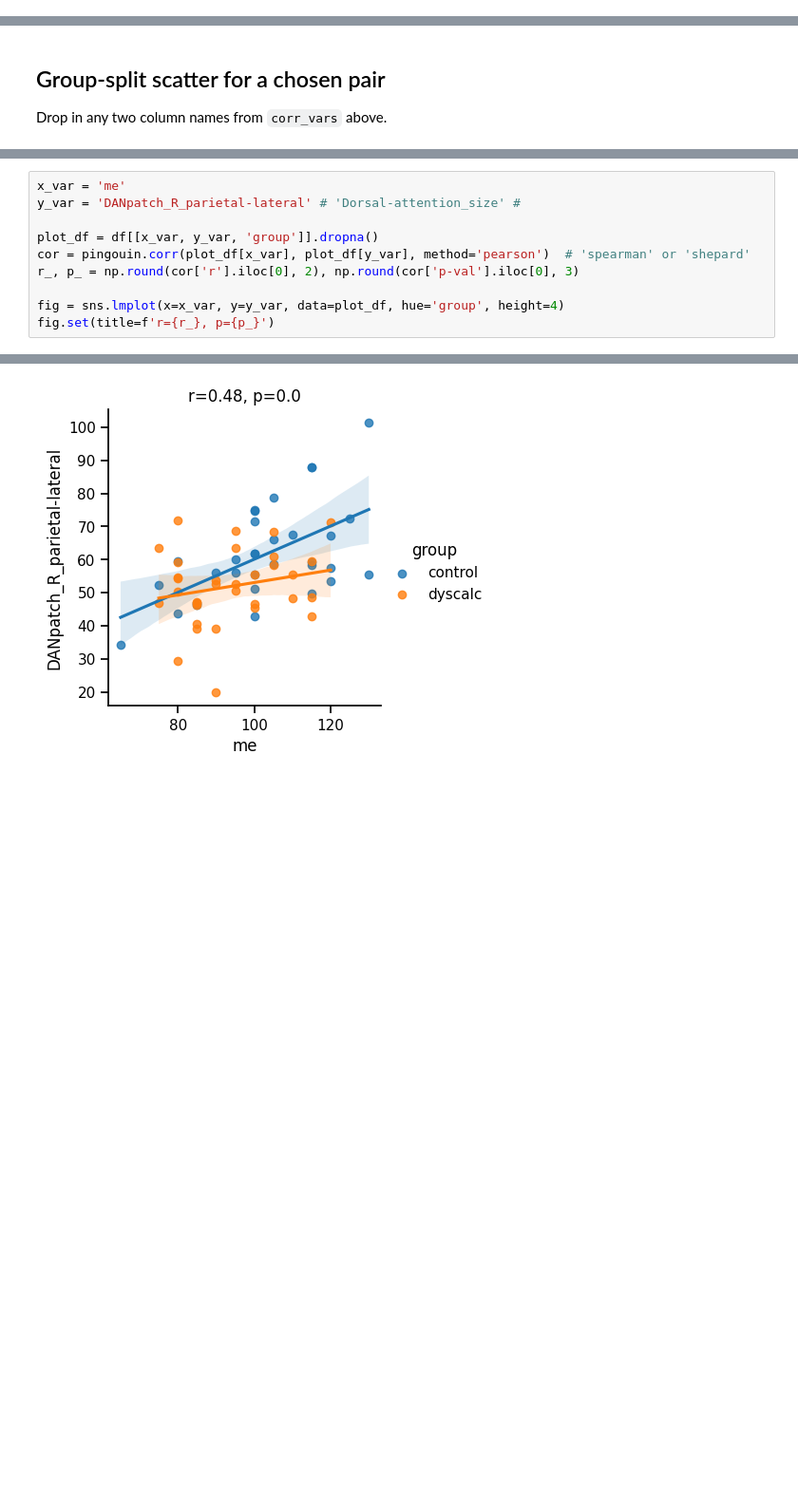
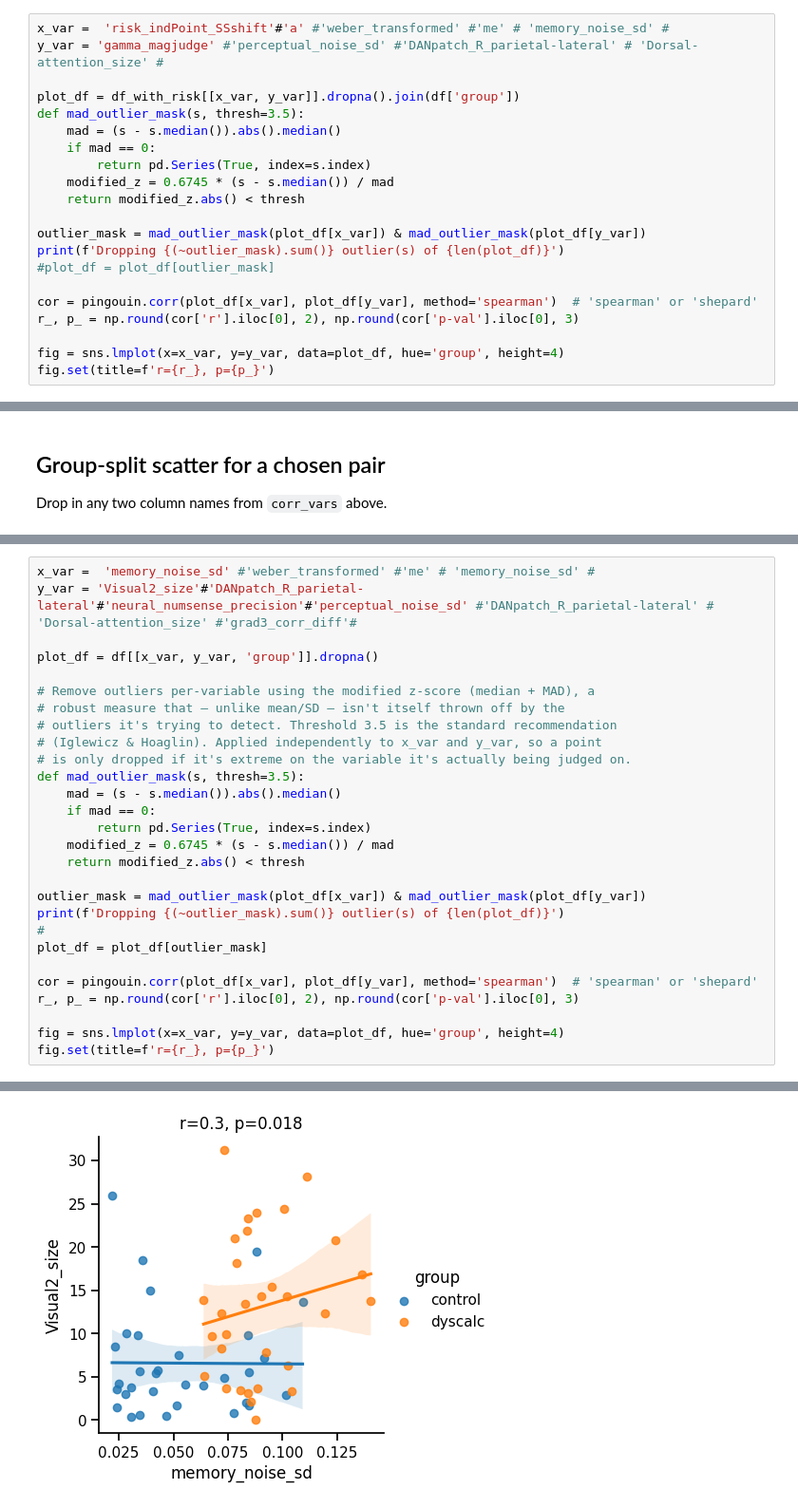
Before and after one commit to mrenke/numrisk, a Jupyter notebook: numrisk/behavior_general/cross_measure_overview.ipynb, the cells around one changed output, grey strips where cells are left out. Shown at 95% size. Saved outputs shown, nothing was run; the diff lists cells and outputs as text; blank space fills up the shorter version.

```diff
--- a/numrisk/behavior_general/cross_measure_overview.ipynb
+++ b/numrisk/behavior_general/cross_measure_overview.ipynb
@@ -198,0 +280,21 @@ df_with_risk.shape
+# %%
+x_var =  'risk_indPoint_SSshift'#'a' #'weber_transformed' #'me' # 'memory_noise_sd' #
+y_var = 'gamma_magjudge' #'perceptual_noise_sd' #'DANpatch_R_parietal-lateral' # 'Dorsal-attention_size' #
+
+plot_df = df_with_risk[[x_var, y_var]].dropna().join(df['group'])
+def mad_outlier_mask(s, thresh=3.5):
+    mad = (s - s.median()).abs().median()
+    if mad == 0:
+        return pd.Series(True, index=s.index)
+    modified_z = 0.6745 * (s - s.median()) / mad
+    return modified_z.abs() < thresh
+
+outlier_mask = mad_outlier_mask(plot_df[x_var]) & mad_outlier_mask(plot_df[y_var])
+print(f'Dropping {(~outlier_mask).sum()} outlier(s) of {len(plot_df)}')
+#plot_df = plot_df[outlier_mask]
+
+cor = pingouin.corr(plot_df[x_var], plot_df[y_var], method='spearman')  # 'spearman' or 'shepard'
+r_, p_ = np.round(cor['r'].iloc[0], 2), np.round(cor['p-val'].iloc[0], 3)
+
+fig = sns.lmplot(x=x_var, y=y_var, data=plot_df, hue='group', height=4)
+fig.set(title=f'r={r_}, p={p_}')
@@ -214,9 +348,27 @@ Index(['age', 'group', 'gender', 'gamma_magjudge', 'intercept_magjudge',
 # %%
-x_var = 'me'
-y_var = 'DANpatch_R_parietal-lateral' # 'Dorsal-attention_size' #
+x_var =  'memory_noise_sd' #'weber_transformed' #'me' # 'memory_noise_sd' #
+y_var = 'Visual2_size'#'DANpatch_R_parietal-lateral'#'neural_numsense_precision'#'perceptual_noise_sd' #'DANpatch_R_parietal-lateral' # 'Dorsal-attention_size' #'grad3_corr_diff'#
 
 plot_df = df[[x_var, y_var, 'group']].dropna()
-cor = pingouin.corr(plot_df[x_var], plot_df[y_var], method='pearson')  # 'spearman' or 'shepard'
+
+# Remove outliers per-variable using the modified z-score (median + MAD), a
+# robust measure that — unlike mean/SD — isn't itself thrown off by the
+# outliers it's trying to detect. Threshold 3.5 is the standard recommendation
+# (Iglewicz & Hoaglin). Applied independently to x_var and y_var, so a point
+# is only dropped if it's extreme on the variable it's actually being judged on.
+def mad_outlier_mask(s, thresh=3.5):
+    mad = (s - s.median()).abs().median()
+    if mad == 0:
+        return pd.Series(True, index=s.index)
+    modified_z = 0.6745 * (s - s.median()) / mad
+    return modified_z.abs() < thresh
+
+outlier_mask = mad_outlier_mask(plot_df[x_var]) & mad_outlier_mask(plot_df[y_var])
+print(f'Dropping {(~outlier_mask).sum()} outlier(s) of {len(plot_df)}')
+#
+plot_df = plot_df[outlier_mask]
+
+cor = pingouin.corr(plot_df[x_var], plot_df[y_var], method='spearman')  # 'spearman' or 'shepard'
 r_, p_ = np.round(cor['r'].iloc[0], 2), np.round(cor['p-val'].iloc[0], 3)
 
 fig = sns.lmplot(x=x_var, y=y_var, data=plot_df, hue='group', height=4)
@@ -226 +379 @@ fig.set(title=f'r={r_}, p={p_}')
-[figure, old version]
+[figure, new version]
```
Also changed, not shown: parts of 17 cells of this notebook, 8 other files.
